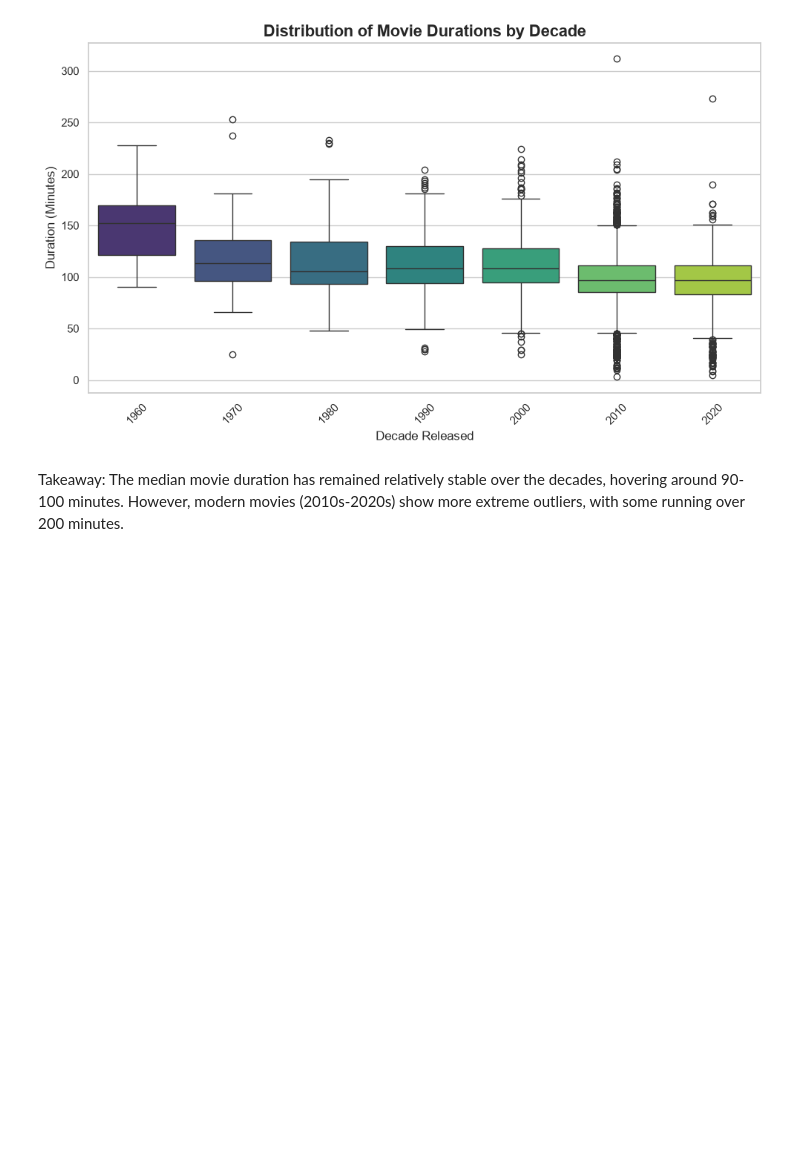
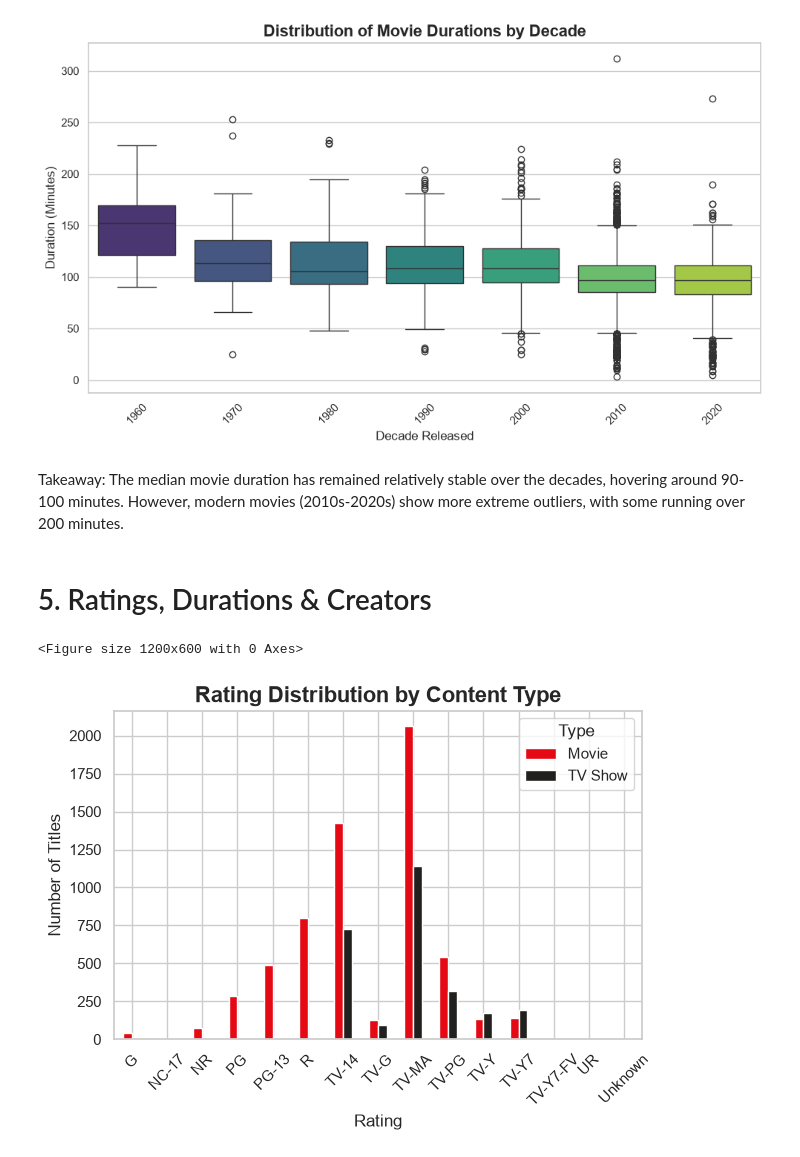
Before and after one commit to YoussefSlimi/netflix-data-analysis, a Jupyter notebook: analysis.ipynb, the cells around one changed output. Cells and saved outputs as stored; diff of their text form; code cells hidden in the pictures; blank space fills up the shorter version.

Commit message:
Plot: Add charts for ratings, release delays, and top directors

```diff
--- a/analysis.ipynb
+++ b/analysis.ipynb
@@ -485,3 +475,24 @@ Passing `palette` without assigning `hue` is deprecated and will be removed in v
 [figure]
 # %% [markdown]
 Takeaway: The median movie duration has remained relatively stable over the decades, hovering around 90-100 minutes. However, modern movies (2010s-2020s) show more extreme outliers, with some running over 200 minutes.
+# %% [markdown]
+# 5. Ratings, Durations & Creators
+# %%
+# 1. Group by rating and type, filling missing combinations with 0
+rating_counts = clean_df.groupby(["rating", "type"]).size().unstack().fillna(0)
+
+# 2. Plot a grouped bar chart
+plt.figure(figsize=(12, 6))
+rating_counts.plot(kind="bar", color=["#E50914", "#221F1F"])
+
+# 3. Formatting
+plt.title("Rating Distribution by Content Type", fontsize=16, fontweight="bold")
+plt.xlabel("Rating", fontsize=12)
+plt.ylabel("Number of Titles", fontsize=12)
+plt.xticks(rotation=45)
+plt.legend(title="Type")
+plt.tight_layout()
+plt.show()
+# %% [output]
+<Figure size 1200x600 with 0 Axes>
+[figure, added]
```
Also changed, not shown: parts of 12 cells of this notebook.
